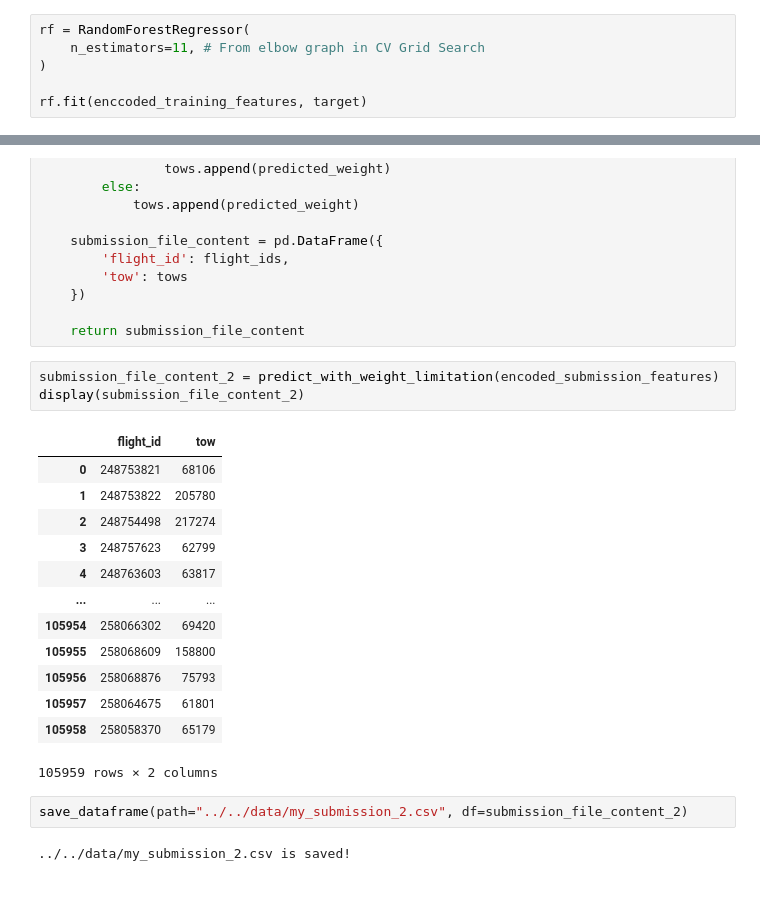
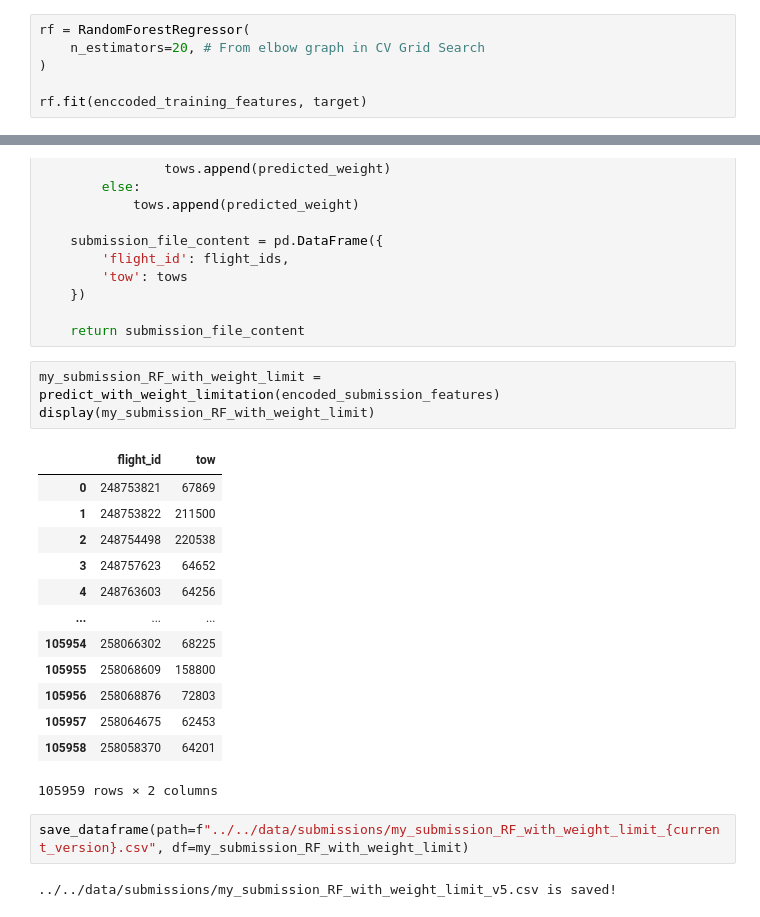
Before and after one commit to MohammedGuniem/PRC-Challenge, a Jupyter notebook: notebooks/Random Forest/Prediction Using Current Best Random Forest Estimator.ipynb, the cells around one changed output, grey strips where cells are left out. Drawn from its saved outputs; the diff is of its cells as text.

Commit message:
rerun and fixed paths and added version number

```diff
--- a/notebooks/Random Forest/Prediction Using Current Best Random Forest Estimator.ipynb
+++ b/notebooks/Random Forest/Prediction Using Current Best Random Forest Estimator.ipynb
@@ -57,7 +59,7 @@ target = encoded_challenge_set['tow']
 <h3>B - Train a RandomForestRegressor</h3>
 # %%
 rf = RandomForestRegressor(
-    n_estimators=11, # From elbow graph in CV Grid Search
+    n_estimators=20, # From elbow graph in CV Grid Search
 )
 
 rf.fit(enccoded_training_features, target)
@@ -163,23 +165,23 @@ def predict_with_weight_limitation(encoded_submission_features: pd.DataFrame) ->
 
     return submission_file_content
 # %%
-submission_file_content_2 = predict_with_weight_limitation(encoded_submission_features)
-display(submission_file_content_2)
+my_submission_RF_with_weight_limit = predict_with_weight_limitation(encoded_submission_features)
+display(my_submission_RF_with_weight_limit)
 # %% [output]
 |  | flight_id | tow |
-| 0 | 248753821 | 68106 |
-| 1 | 248753822 | 205780 |
-| 2 | 248754498 | 217274 |
-| 3 | 248757623 | 62799 |
-| 4 | 248763603 | 63817 |
+| 0 | 248753821 | 67869 |
+| 1 | 248753822 | 211500 |
+| 2 | 248754498 | 220538 |
+| 3 | 248757623 | 64652 |
+| 4 | 248763603 | 64256 |
 | ... | ... | ... |
-| 105954 | 258066302 | 69420 |
+| 105954 | 258066302 | 68225 |
 | 105955 | 258068609 | 158800 |
-| 105956 | 258068876 | 75793 |
-| 105957 | 258064675 | 61801 |
-| 105958 | 258058370 | 65179 |
+| 105956 | 258068876 | 72803 |
+| 105957 | 258064675 | 62453 |
+| 105958 | 258058370 | 64201 |
 105959 rows × 2 columns
 # %%
-save_dataframe(path="../../data/my_submission_2.csv", df=submission_file_content_2)
+save_dataframe(path=f"../../data/submissions/my_submission_RF_with_weight_limit_{current_version}.csv", df=my_submission_RF_with_weight_limit)
 # %% [output]
-../../data/my_submission_2.csv is saved!
+../../data/submissions/my_submission_RF_with_weight_limit_v5.csv is saved!
```
Also changed, not shown: parts of 4 cells of this notebook.
